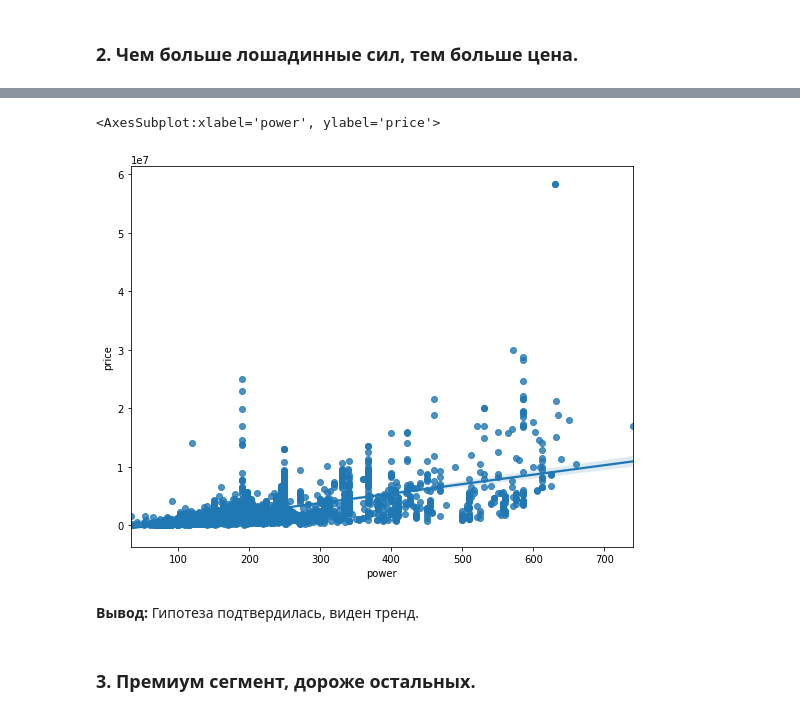
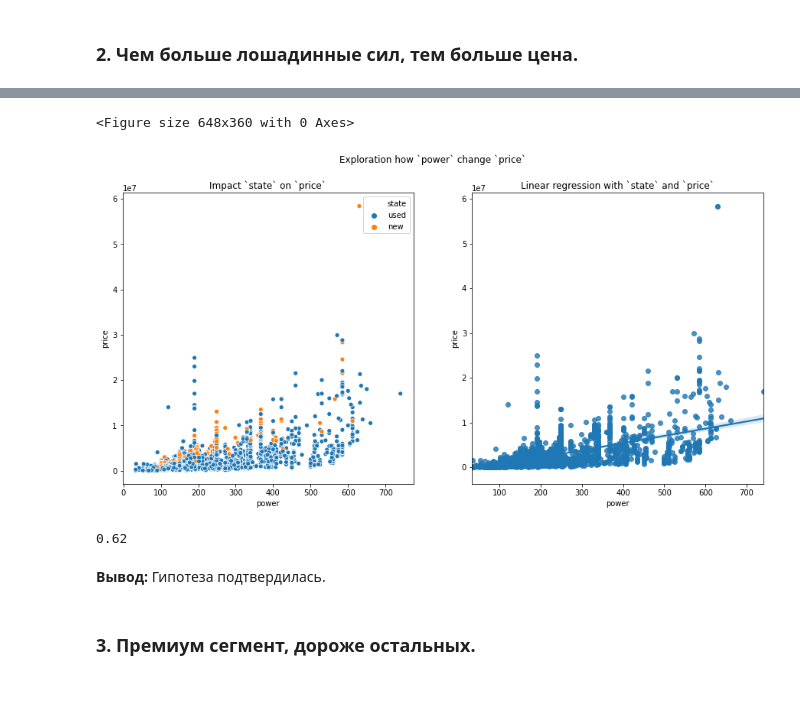
Before and after one commit to ArthurBodrov/autoru_analytics, a Jupyter notebook: Data Exploration.ipynb, the cells around one changed output, grey strips where cells are left out. Drawn from its saved outputs; the diff is of its cells as text; code cells hidden in the pictures.

```diff
--- a/Data Exploration.ipynb
+++ b/Data Exploration.ipynb
@@ -40,11 +37,21 @@ sns.scatterplot(x='power', y='price', hue='state', data=cars);
-# %%
-plt.figure(figsize=(9,7))
-sns.regplot(x='power', y='price', data=cars)
-# %% [output]
-<AxesSubplot:xlabel='power', ylabel='price'>
-[figure, removed]
+# %%
+plt.figure(figsize=(9,5))
+fig, axes = plt.subplots(1, 2, figsize=(15, 7));
+fig.suptitle("Exploration how `power` change `price`")
+power_scatter_fig = sns.scatterplot(ax=axes[0], x='power', y='price', hue='state', data=cars);
+power_scatter_fig.set_title("Impact `state` on `price`");
+regplot_scatter_fig = sns.regplot(ax=axes[1], x='power', y='price', data=cars);
+regplot_scatter_fig.set_title("Linear regression with `state` and `price`");
+# %% [output]
+<Figure size 648x360 with 0 Axes>
+[figure, added]
+# %%
+# Коэффициент корреляци между `power` и `price`
+round(cars['power'].corr(cars['price']), 2)
+# %% [output]
+0.62
 # %% [markdown]
-**Вывод:** Гипотеза подтвердилась, виден тренд.
+**Вывод:** Гипотеза подтвердилась.
 # %% [markdown]
 ### 3. Премиум сегмент, дороже остальных.
 # %%
```
Also changed, not shown: parts of 16 cells of this notebook, 8 other files.
